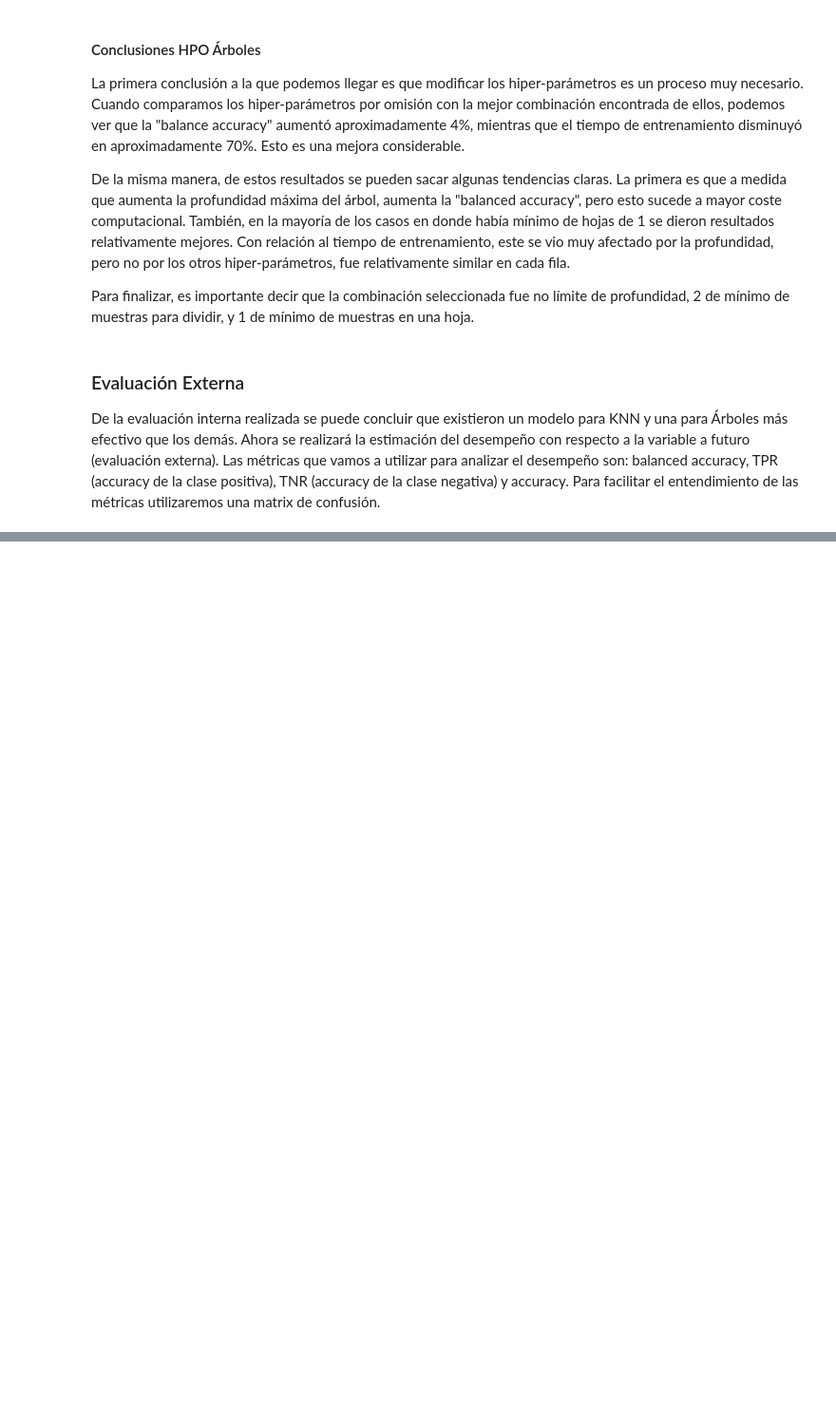
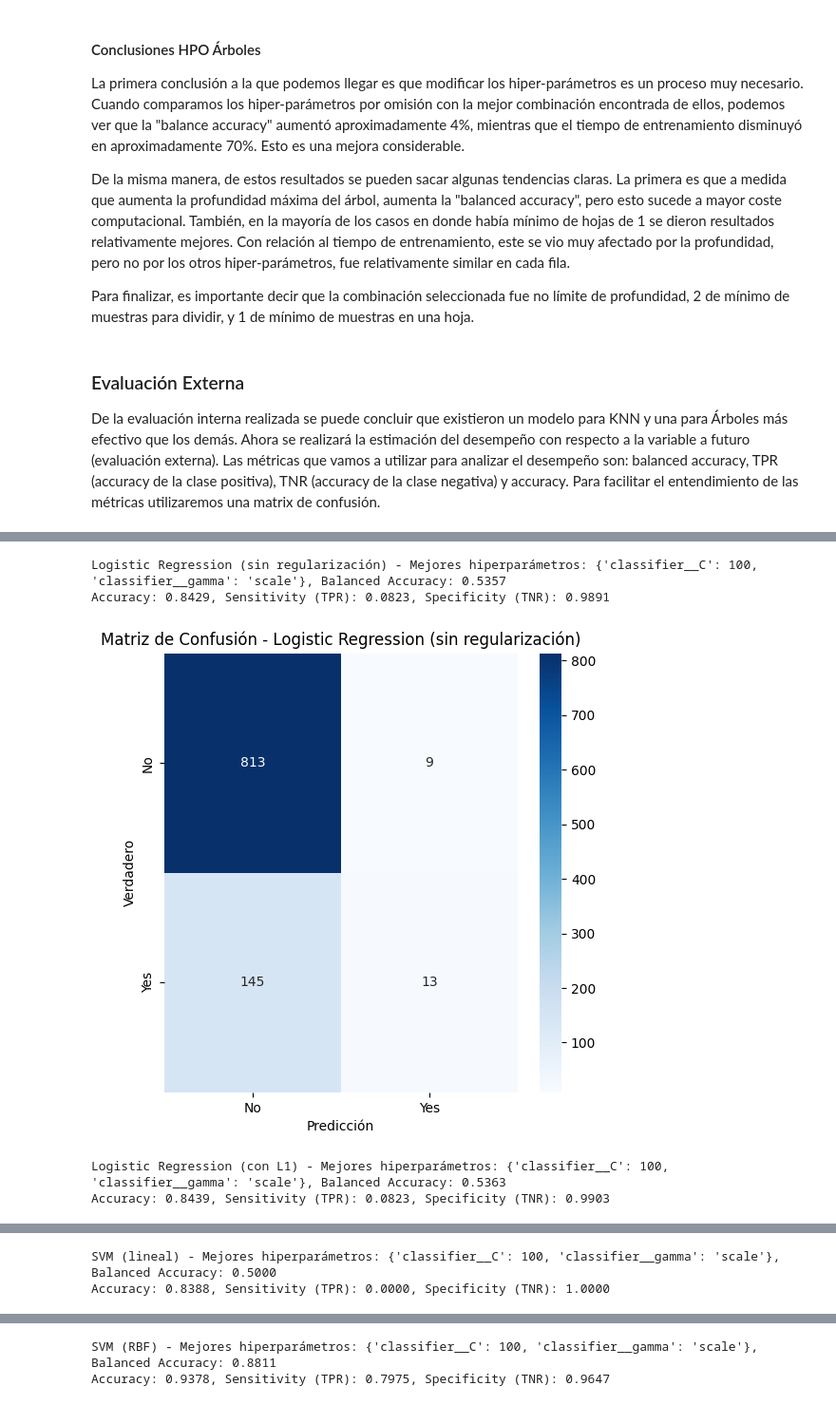
Before and after one commit to 100485446-UC3M/Primera_Practica_Machine_Learning_Grupo16, a Jupyter notebook: Predicciones.ipynb, the cells around one changed output, grey strips where cells are left out. Shown at 95% size. Saved outputs shown, nothing was run; the diff lists cells and outputs as text; code cells hidden in the pictures; blank space fills up the shorter version.

```diff
--- a/Predicciones.ipynb
+++ b/Predicciones.ipynb
@@ -768,0 +927,35 @@ Mejor modelo Árboles:
+# %%
+# Crear matrices de confusión
+for name, model in best_models.items():
+    model.fit(x_train, y_train)  # Ajustar el modelo con los datos de entrenamiento
+    y_pred = model.predict(x_test)  # Hacer predicciones con los datos de prueba
+
+    cm = confusion_matrix(y_test, y_pred)
+
+    TP = cm[1, 1]
+    TN = cm[0, 0]
+    FP = cm[0, 1]
+    FN = cm[1, 0]
+
+    accuracy = accuracy_score(y_test, y_pred)
+    balanced_accuracy = balanced_accuracy_score(y_test, y_pred)
+    TPR = TP / (TP + FN)
+    TNR = TN / (TN + FP)
+
+    # Imprimir los resultados
+    print(f"\n{name} - Mejores hiperparámetros: {grid_search.best_params_}, Balanced Accuracy: {balanced_accuracy:.4f}")
+    print(f"Accuracy: {accuracy:.4f}, Sensitivity (TPR): {TPR:.4f}, Specificity (TNR): {TNR:.4f}")
+
+    # Dibujar la matriz de confusión
+    plt.figure(figsize=(6, 6))
+    sns.heatmap(cm, annot=True, fmt="d", cmap="Blues", xticklabels=["No", "Yes"], yticklabels=["No", "Yes"])
+    plt.title(f"Matriz de Confusión - {name}")
+    plt.xlabel("Predicción")
+    plt.ylabel("Verdadero")
+    plt.show()
+# %% [output]
+Logistic Regression (sin regularización) - Mejores hiperparámetros: {'classifier__C': 100, 'classifier__gamma': 'scale'}, Balanced Accuracy: 0.5357
+Accuracy: 0.8429, Sensitivity (TPR): 0.0823, Specificity (TNR): 0.9891
+[figure, added]
+Logistic Regression (con L1) - Mejores hiperparámetros: {'classifier__C': 100, 'classifier__gamma': 'scale'}, Balanced Accuracy: 0.5363
+Accuracy: 0.8439, Sensitivity (TPR): 0.0823, Specificity (TNR): 0.9903
@@ -768,0 +963,2 @@ Mejor modelo Árboles:
+SVM (lineal) - Mejores hiperparámetros: {'classifier__C': 100, 'classifier__gamma': 'scale'}, Balanced Accuracy: 0.5000
+Accuracy: 0.8388, Sensitivity (TPR): 0.0000, Specificity (TNR): 1.0000
@@ -768,0 +966,2 @@ Mejor modelo Árboles:
+SVM (RBF) - Mejores hiperparámetros: {'classifier__C': 100, 'classifier__gamma': 'scale'}, Balanced Accuracy: 0.8811
+Accuracy: 0.9378, Sensitivity (TPR): 0.7975, Specificity (TNR): 0.9647
```
Also changed, not shown: parts of 12 cells of this notebook.
